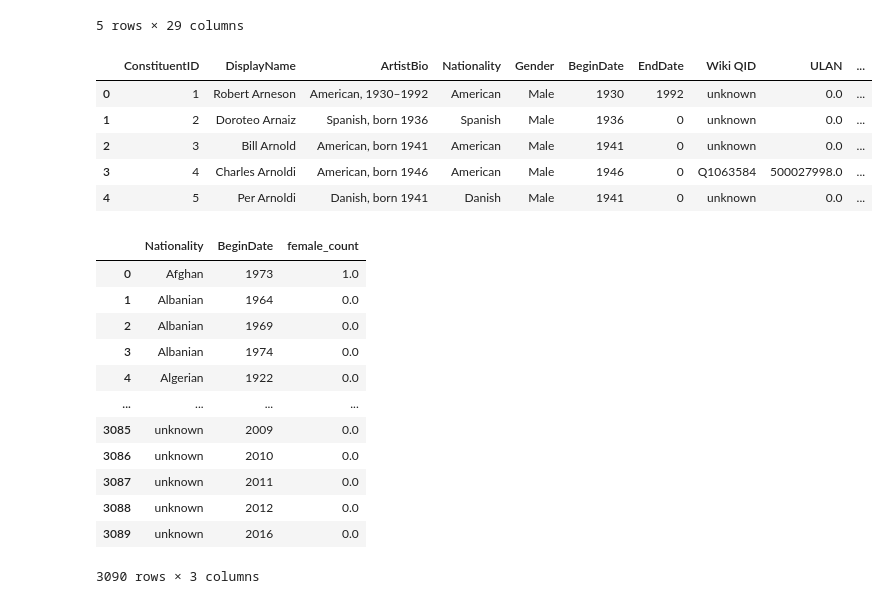
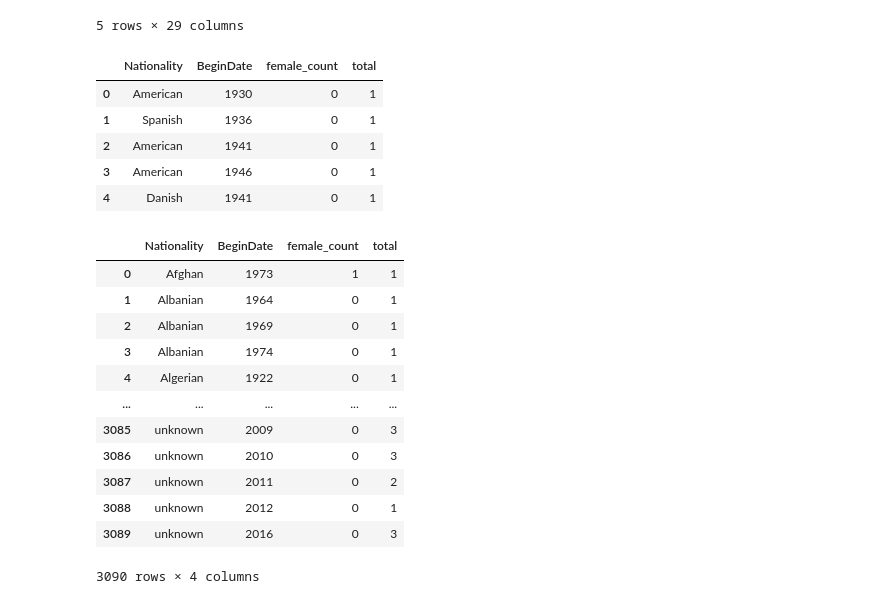
Before and after one commit to Isabelle-Raad/Final_Project_1, a Jupyter notebook: Percent_female.ipynb, the cells around one changed output. Saved outputs shown, nothing was run; the diff lists cells and outputs as text; code cells hidden in the pictures.

```diff
--- a/Percent_female.ipynb
+++ b/Percent_female.ipynb
@@ -7,8 +7,8 @@ import pandas as pd
 import numpy as np
 
 # File to Load (Remember to check these)
-artists_to_load = "../data/cleaned_artists.csv"
-artworks_to_load = "../data/cleaned_artworks.csv"
+artists_to_load = "./data/cleaned_artists.csv"
+artworks_to_load = "./data/cleaned_artworks.csv"
 
 # Read the City and Ride Data
 artists_df = pd.read_csv(artists_to_load)
@@ -35,31 +35,32 @@ artworks_df.head()
 # %%
 # What percent female in each country per 5 years
 artists_df['female_count'] = np.where(artists_df['Gender'] == 'Female', 1, 0)
+artists_df['total'] = 1
+artists_df = artists_df.iloc[:, [3,5,9, 10]]
 artists_df.head()
 # %% [output]
-|  | ConstituentID | DisplayName | ArtistBio | Nationality | Gender | BeginDate | EndDate | Wiki QID | ULAN | ... |
-| 0 | 1 | Robert Arneson | American, 1930–1992 | American | Male | 1930 | 1992 | unknown | 0.0 | ... |
-| 1 | 2 | Doroteo Arnaiz | Spanish, born 1936 | Spanish | Male | 1936 | 0 | unknown | 0.0 | ... |
-| 2 | 3 | Bill Arnold | American, born 1941 | American | Male | 1941 | 0 | unknown | 0.0 | ... |
-| 3 | 4 | Charles Arnoldi | American, born 1946 | American | Male | 1946 | 0 | Q1063584 | 500027998.0 | ... |
-| 4 | 5 | Per Arnoldi | Danish, born 1941 | Danish | Male | 1941 | 0 | unknown | 0.0 | ... |
+|  | Nationality | BeginDate | female_count | total |
+| 0 | American | 1930 | 0 | 1 |
+| 1 | Spanish | 1936 | 0 | 1 |
+| 2 | American | 1941 | 0 | 1 |
+| 3 | American | 1946 | 0 | 1 |
+| 4 | Danish | 1941 | 0 | 1 |
 # %%
 # Make percent_female df
-percent_female = artists_df.iloc[:, [3,5,9]]
-percent_female = percent_female.groupby(['Nationality', 'BeginDate']).mean()
+percent_female = artists_df.groupby(['Nationality', 'BeginDate']).sum()
 percent_female = percent_female.reset_index()
 percent_female
 # %% [output]
-|  | Nationality | BeginDate | female_count |
-| 0 | Afghan | 1973 | 1.0 |
-| 1 | Albanian | 1964 | 0.0 |
-| 2 | Albanian | 1969 | 0.0 |
-| 3 | Albanian | 1974 | 0.0 |
-| 4 | Algerian | 1922 | 0.0 |
-| ... | ... | ... | ... |
-| 3085 | unknown | 2009 | 0.0 |
-| 3086 | unknown | 2010 | 0.0 |
-| 3087 | unknown | 2011 | 0.0 |
-| 3088 | unknown | 2012 | 0.0 |
-| 3089 | unknown | 2016 | 0.0 |
+|  | Nationality | BeginDate | female_count | total |
+| 0 | Afghan | 1973 | 1 | 1 |
+| 1 | Albanian | 1964 | 0 | 1 |
+| 2 | Albanian | 1969 | 0 | 1 |
+| 3 | Albanian | 1974 | 0 | 1 |
+| 4 | Algerian | 1922 | 0 | 1 |
+| ... | ... | ... | ... | ... |
+| 3085 | unknown | 2009 | 0 | 3 |
+| 3086 | unknown | 2010 | 0 | 3 |
+| 3087 | unknown | 2011 | 0 | 2 |
+| 3088 | unknown | 2012 | 0 | 1 |
+| 3089 | unknown | 2016 | 0 | 3 |
-3090 rows × 3 columns
+3090 rows × 4 columns
```
Also changed, not shown: parts of 7 cells of this notebook.
